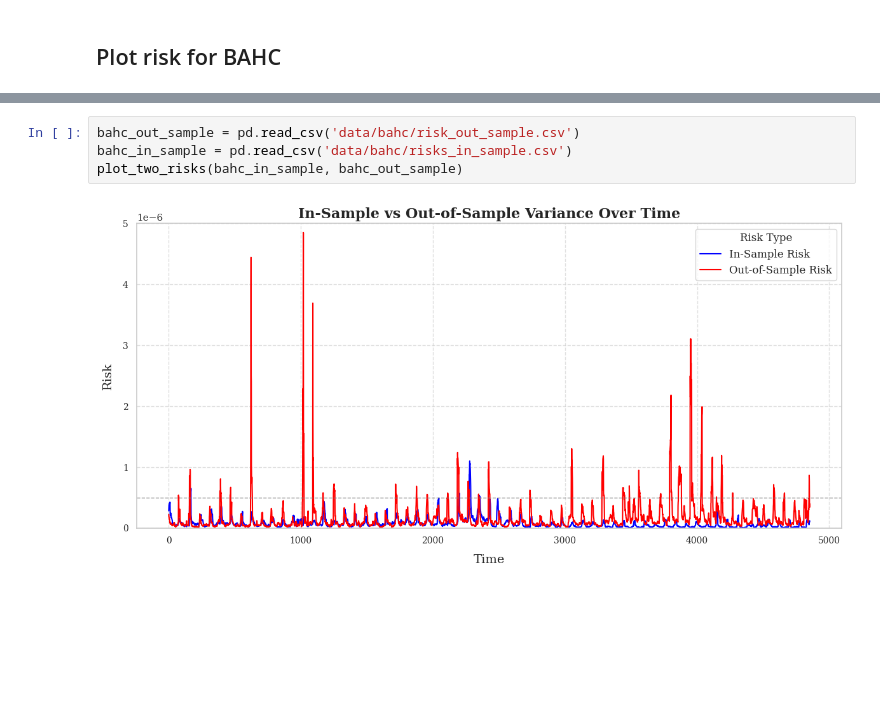
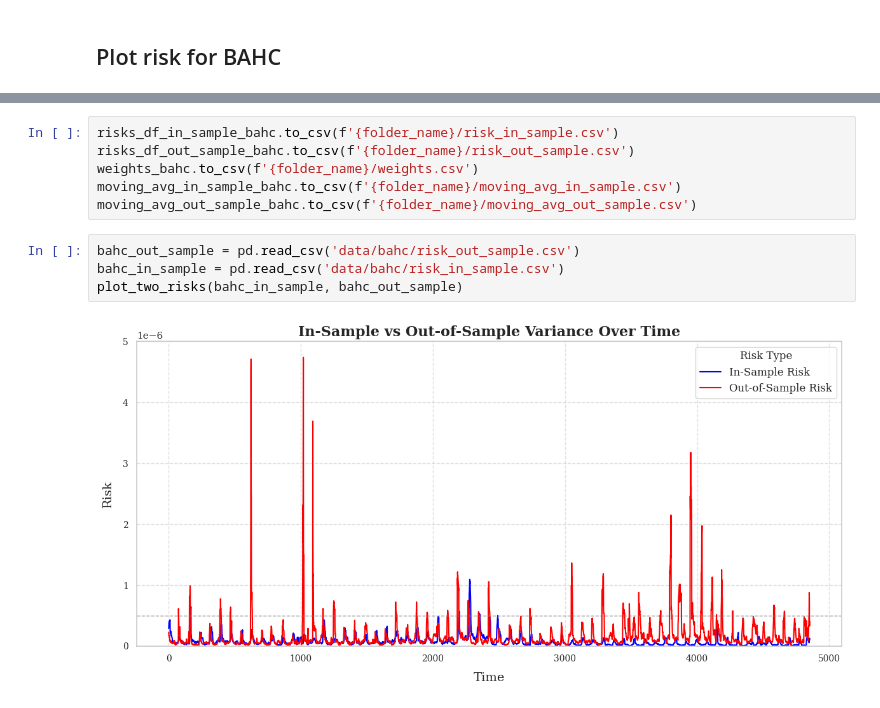
Before and after one commit to valee99/FIN-525-Project, a Jupyter notebook: main.ipynb, the cells around one changed output, grey strips where cells are left out. Saved outputs shown, nothing was run; the diff lists cells and outputs as text; blank space fills up the shorter version.

Commit message:
clean folder structure

```diff
--- a/main.ipynb
+++ b/main.ipynb
@@ -84,6 +572,12 @@ We then computed both in-sample and out-of-sample variances. As anticipated, the
+# %%
+risks_df_in_sample_bahc.to_csv(f'{folder_name}/risk_in_sample.csv')
+risks_df_out_sample_bahc.to_csv(f'{folder_name}/risk_out_sample.csv')
+weights_bahc.to_csv(f'{folder_name}/weights.csv')
+moving_avg_in_sample_bahc.to_csv(f'{folder_name}/moving_avg_in_sample.csv')
+moving_avg_out_sample_bahc.to_csv(f'{folder_name}/moving_avg_out_sample.csv')
 # %%
 bahc_out_sample = pd.read_csv('data/bahc/risk_out_sample.csv')
-bahc_in_sample = pd.read_csv('data/bahc/risks_in_sample.csv')
+bahc_in_sample = pd.read_csv('data/bahc/risk_in_sample.csv')
 plot_two_risks(bahc_in_sample, bahc_out_sample)
 # %% [output]
-[figure, old version]
+[figure, new version]
```
Also changed, not shown: parts of 53 cells of this notebook, 13 other files.
